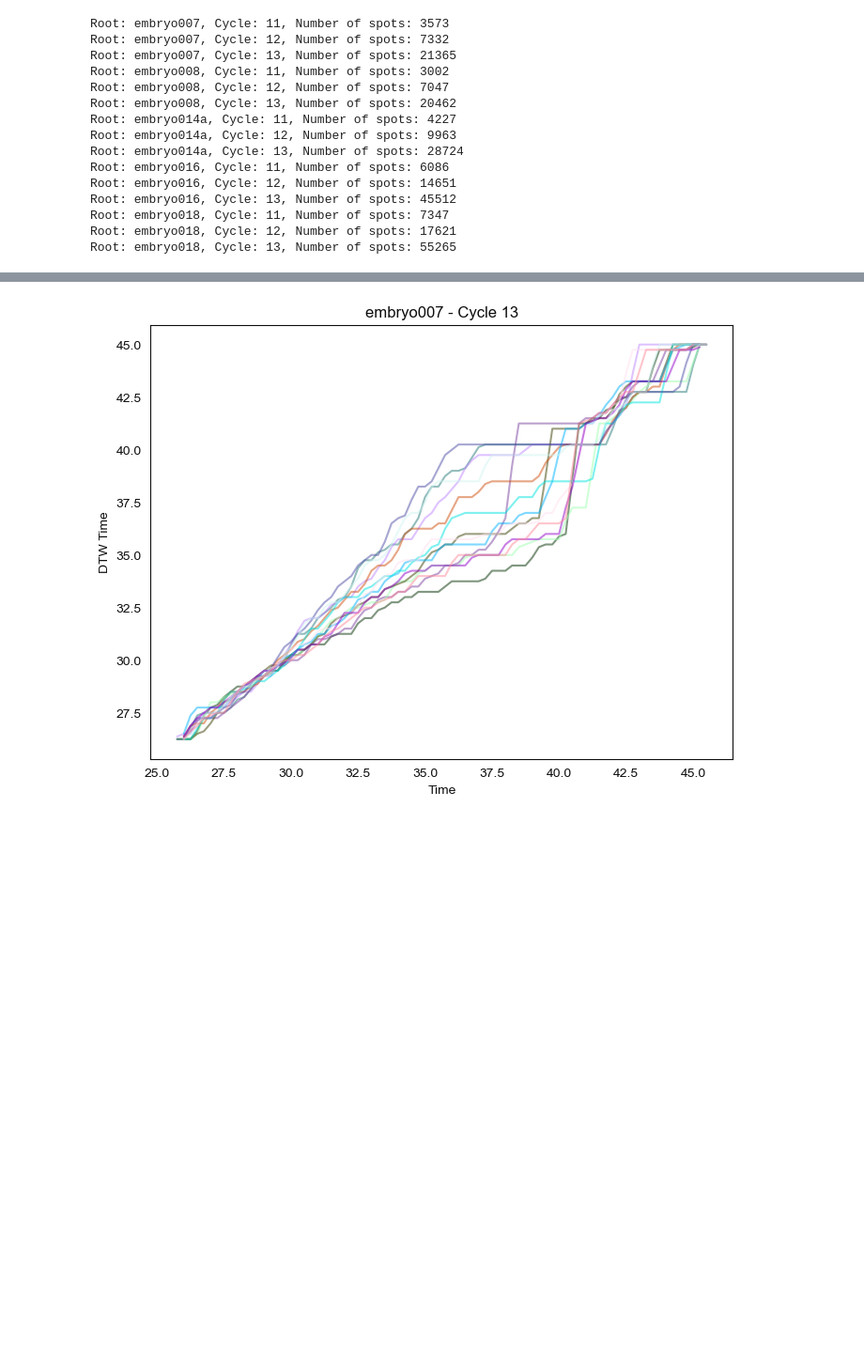
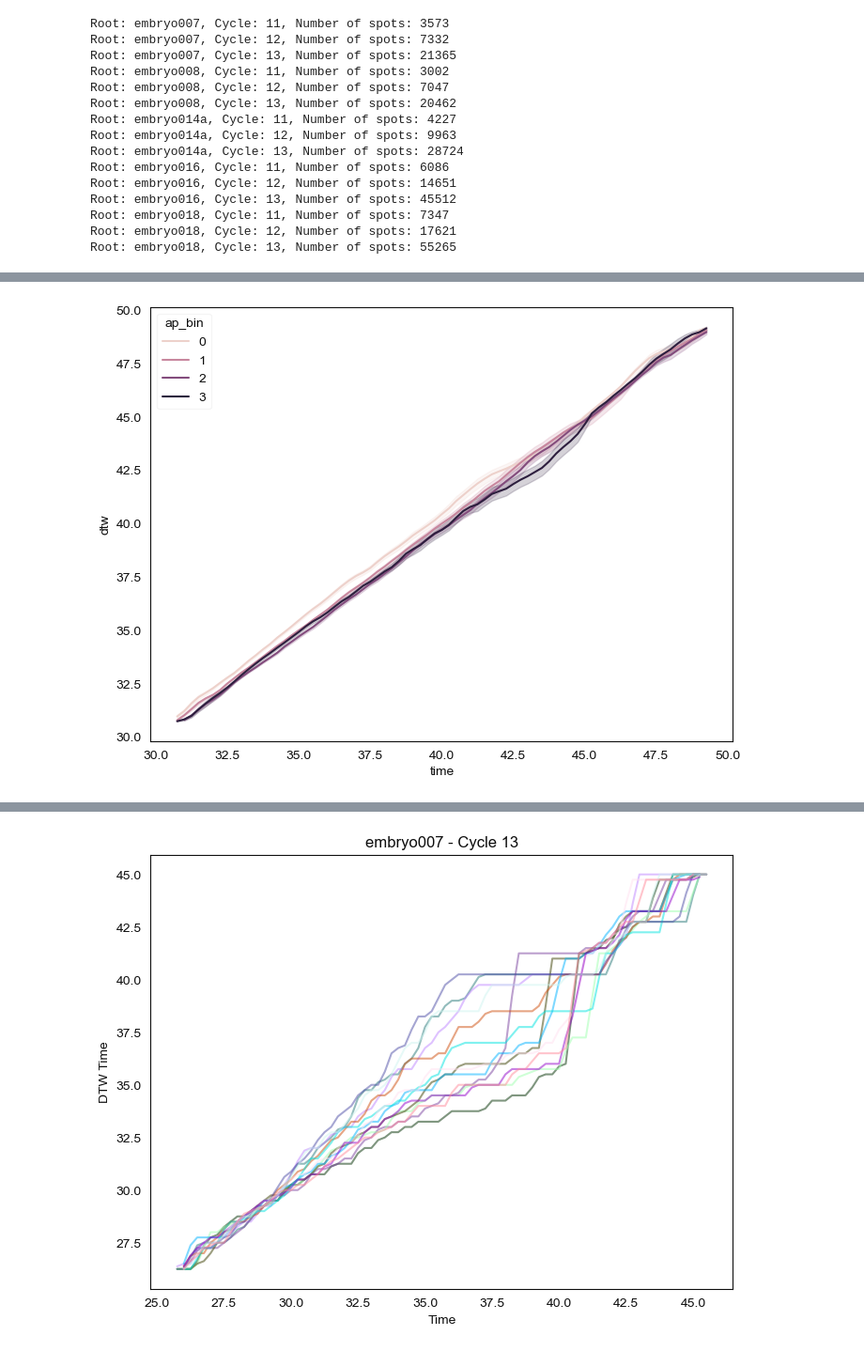
Before and after one commit to Harrison-Oatman/NucleiTracking, a Jupyter notebook: notebooks/cc_progression.ipynb, the cells around one changed output, grey strips where cells are left out. Shown at 94% size. Cells and saved outputs as stored; diff of their text form; code cells hidden in the pictures; blank space fills up the shorter version.

```diff
--- a/notebooks/cc_progression.ipynb
+++ b/notebooks/cc_progression.ipynb
@@ -500,3 +505,24 @@ Root: embryo018, Cycle: 13
 #
 #         plt.savefig(plotpath / "lineplots" / f"{root}_cycle_{cycle}_spline.png", dpi=300)
 #         plt.show()
+# %%
+# group nuclei by position along ap axis
+
+root = "embryo008"
+cycle = 13
+
+cs = cycle_subset[root][cycle_subset[root]["cycle"]==cycle].copy()
+
+cs["ap_bin"] = pd.cut(cs["ap_position"], bins=4, labels=False)
+cs["dtw_off"] = cs["time"].map(cs.groupby("time")["dtw"].mean()) - cs["dtw"]
+
+t_max = cs["time"].quantile(0.99)
+t_min = cs["time"].quantile(0.01)
+cs = cs[cs["time"].between(t_min, t_max)]
+
+fig, ax = plt.subplots(1, 1, figsize=(8, 6))
+
+sns.lineplot(cs, x="time", y="dtw", hue="ap_bin", ax=ax, palette=s_palette)
+plt.show()
+# %% [output]
+[figure, added]
```
Also changed, not shown: parts of 7 cells of this notebook.
